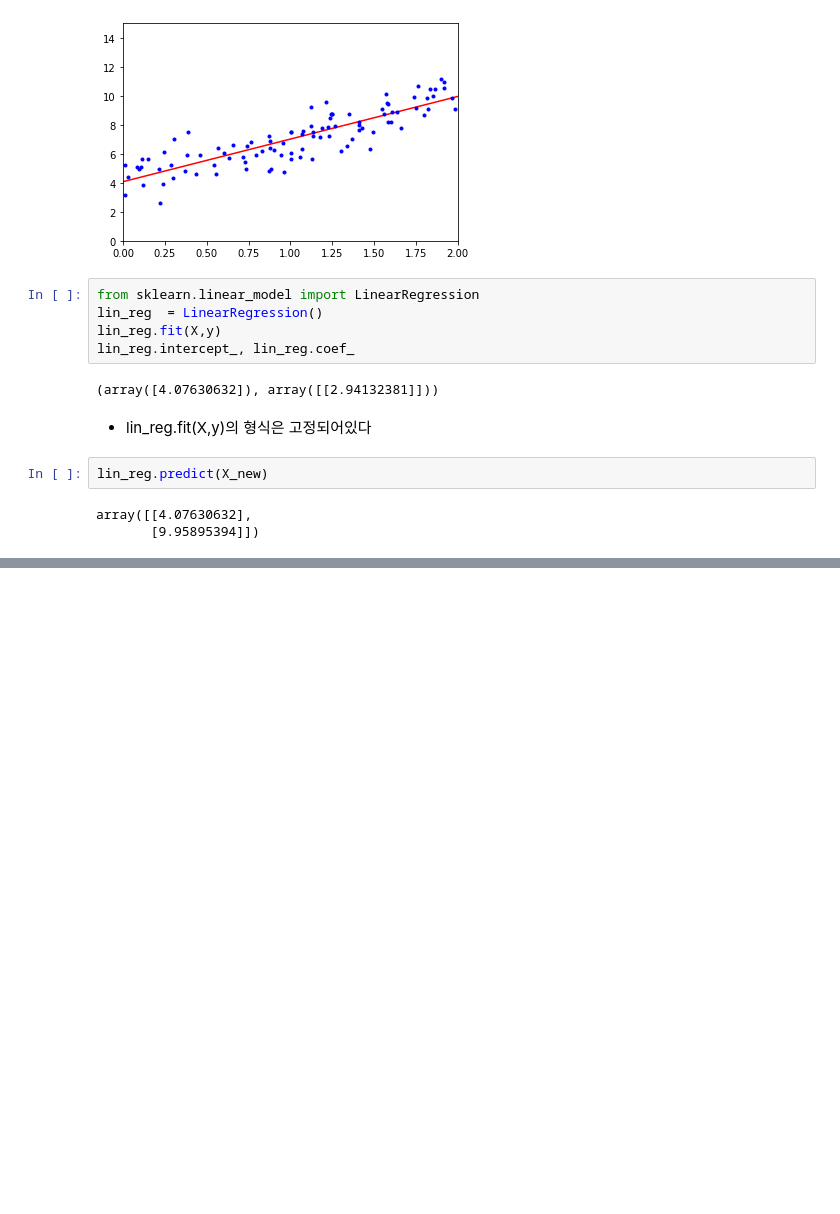
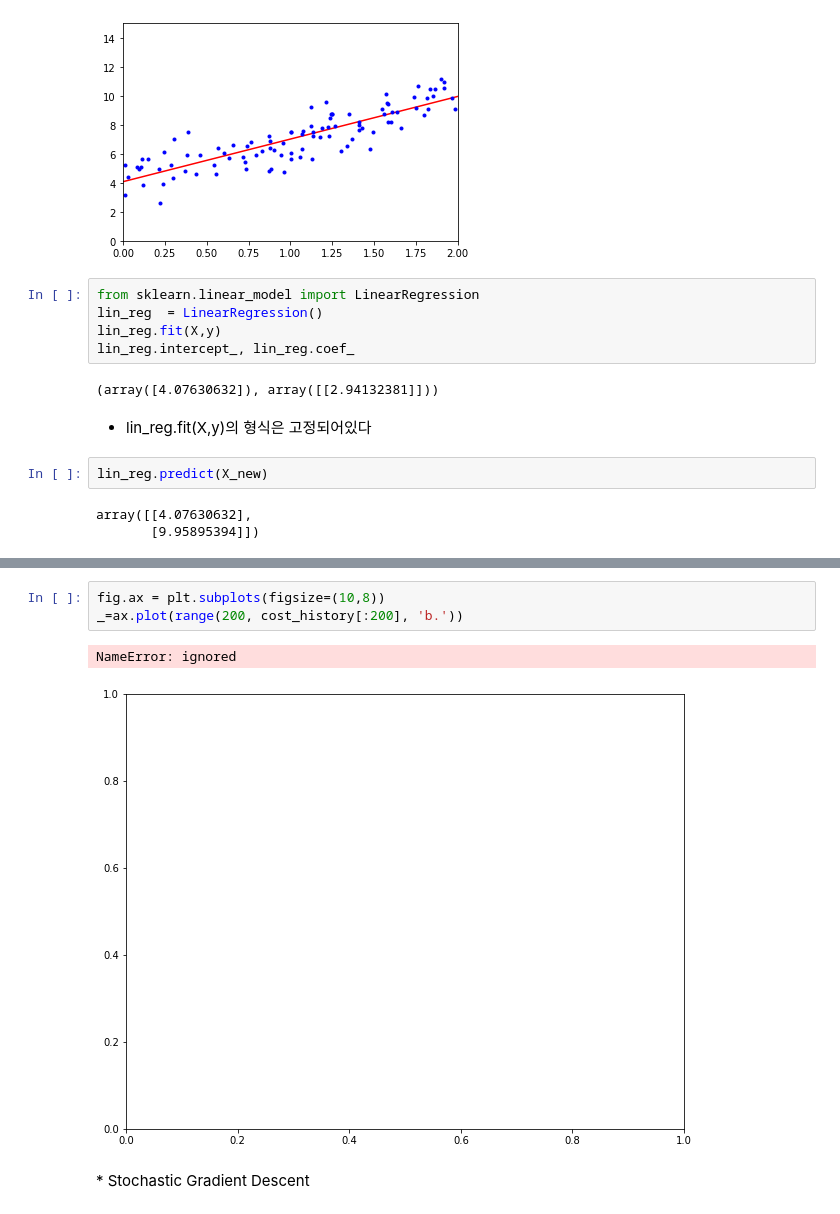
Before and after one commit to yoonyoung27/prac_python, a Jupyter notebook: machine_learning_01.ipynb, the cells around one changed output, grey strips where cells are left out. Saved outputs shown, nothing was run; the diff lists cells and outputs as text; blank space fills up the shorter version.

```diff
--- a/machine_learning_01.ipynb
+++ b/machine_learning_01.ipynb
@@ -80,0 +148,8 @@ array([[4.07630632],
+# %%
+fig.ax = plt.subplots(figsize=(10,8))
+_=ax.plot(range(200, cost_history[:200], 'b.'))
+# %% [output]
+NameError: ignored
+[figure, added]
+# %% [markdown]
+\* Stochastic Gradient Descent
```
Also changed, not shown: parts of 12 cells of this notebook.
